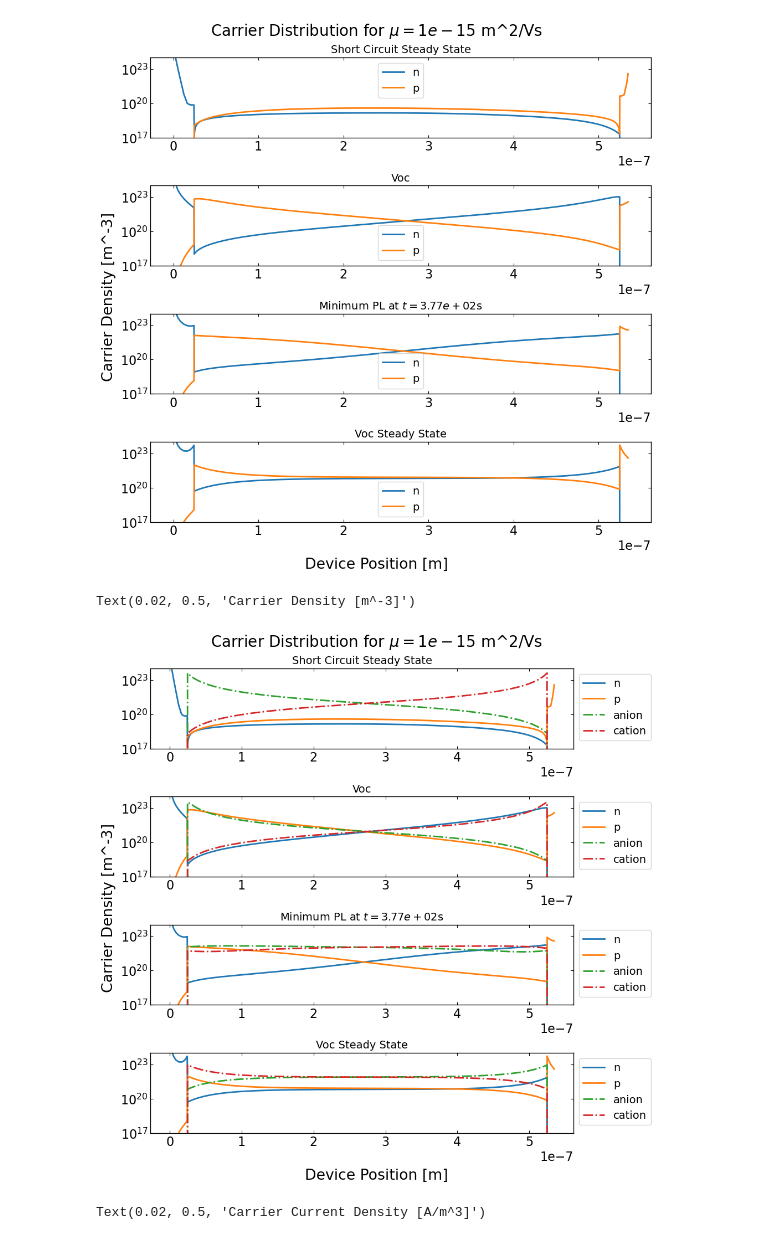
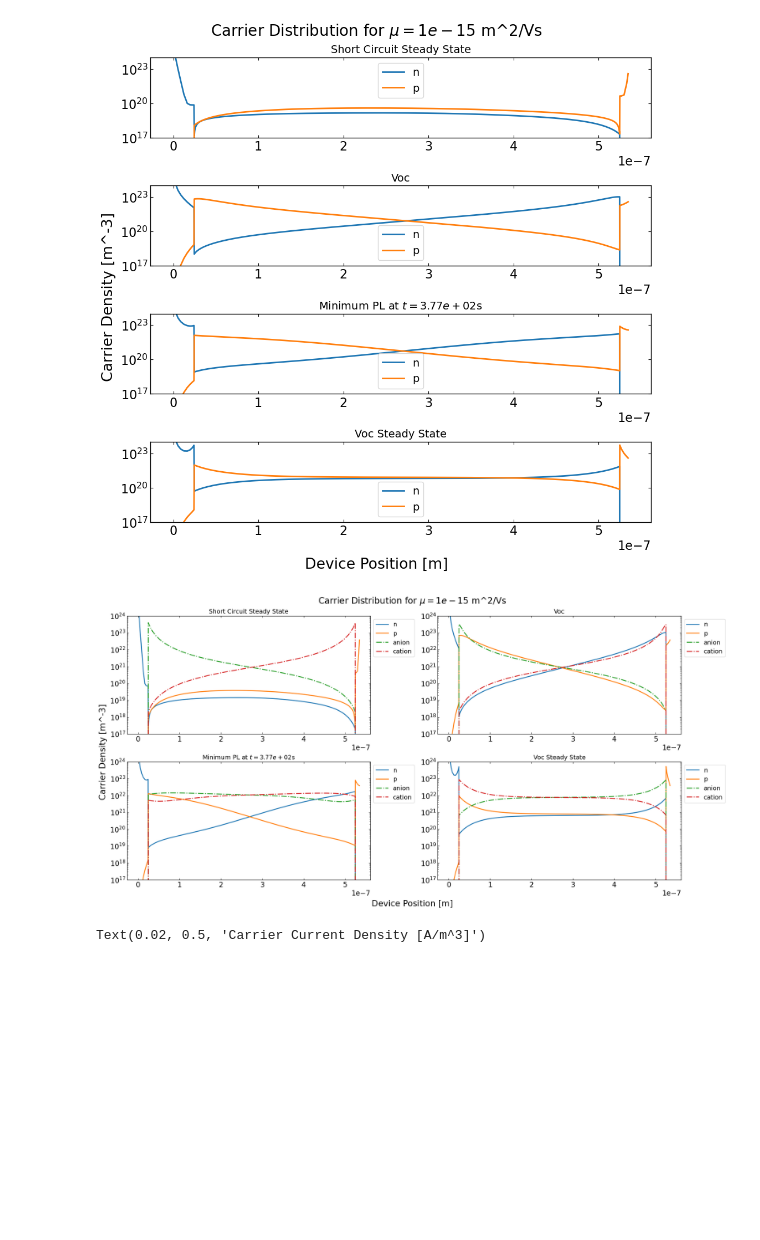
Before and after one commit to joshedmundson/pySIMsalabim, a Jupyter notebook: Notebooks/New PL Project/analysis.ipynb, the cells around one changed output. Drawn from its saved outputs; the diff is of its cells as text; code cells hidden in the pictures; blank space fills up the shorter version.

```diff
--- a/Notebooks/New PL Project/analysis.ipynb
+++ b/Notebooks/New PL Project/analysis.ipynb
@@ -215,7 +215,7 @@ for run in zimt_runs[1:]:
     recombination_current_trough_indexes.append(peaks[0])
 
     label = f"$\\mu$: {run.mu_anion}"
-    plt.plot(run.tj_data['t'][2:-1],run.tj_data['JdirL2'][2:-1], label=label)
+    plt.plot(run.tj_data['t'][2:-1],run.tj_data['JdirL2'][2:-1], label=label + " $[\\text{m}^2/\\text{Vs}]$")
     plt.axvline(run.tj_data['t'][peaks[0]], linestyle='--', color='black')
 
 plt.xscale('log')
@@ -223,8 +223,8 @@ plt.xlabel("Time [s]")
 plt.ylabel("PL [arb. units]")
 plt.title("PL response for varying ion mobility")
 # plt.legend(bbox_to_anchor=(1,1),ncols=2)
-plt.legend(ncols=2)
-# plt.savefig("PL response for varying ion mobility.pdf", format="pdf")
+plt.legend(bbox_to_anchor=(1,1), ncols=1)
+# plt.savefig("PL response for varying ion mobility (with units).pdf", format="pdf")
 plt.show()
 
 # Plot peak times against mobility
@@ -243 +243,32 @@ plt.show()
 [figure]
+# %%
+recombination_current_trough_indexes = []
+
+for run in zimt_runs[4:]:
+    peaks = find_peaks(1/run.tj_data["JdirL2"].values, height=0.1)[0]
+    recombination_current_trough_indexes.append(peaks[0])
+
+    plt.plot(run.tj_data['t'][2:-1],run.tj_data['JdirL2'][2:-1], color='tab:red')
+    plt.axvline(run.tj_data['t'][peaks[0]], linestyle='--', color='black')
+
+plt.xscale('log')
+plt.xlabel("Time [s]")
+plt.xlim(1E-1, 1E4)
+plt.ylim(0.201, 0.53)
+plt.ylabel("PL [arb. units]")
+plt.title("PL response for $\\mu = 1E-15 \\ [\\text{m}^2/\\text{Vs}]$")
+# plt.legend(bbox_to_anchor=(1,1),ncols=2)
+# plt.savefig("PL response for mu=1E-15.pdf", format="pdf")
+plt.show()
+
+# # Plot peak times against mobility
+# ion_mobility = [run.mu_anion for run in zimt_runs[1:5]]
+# recombination_current_trough_times = [run.tj_data['t'][index] for index in recombination_current_trough_indexes]
+
+# plt.plot(ion_mobility[-1], recombination_current_trough_times)
+# plt.xlabel("Ion Mobility [m^2/Vs]")
+# plt.ylabel("Recombination Current Minima Times [s]")
+# plt.xscale("log")
+# plt.yscale("log")
+# plt.title("")
+# plt.show()
@@ -321,25 +354,25 @@ Text(0.02, 0.5, 'Carrier Density [m^-3]')
 # %%
 # Same again for carrier distribution and ion density
 titles = ["Short Circuit Steady State", "Voc", f"Minimum PL at $t={minimum_PL_time:.2e}$s", "Voc Steady State"]
 
-fig = plt.figure(figsize=(10,10), layout="constrained")
+fig = plt.figure(figsize=(20,10), layout="constrained")
 for index, distribution in enumerate(distributions):
-    subplot_location = f"41{index+1}"
+    subplot_location = f"22{index+1}"
     ax = fig.add_subplot(int(subplot_location))
     colors = ['blue', 'red']
     ax.plot(distribution["x"], distribution[["n", "p"]], label=["n", "p"])
     ax.plot(distribution["x"], distribution[["anion", "cation"]], label=["anion", "cation"], linestyle = '-.')
     ax.legend(bbox_to_anchor=(1,1))
     ax.set_yscale("log")
     ax.set_title(titles[index])
     ax.set_ylim(1E17, 1E24)
 
 fig.suptitle(f"Carrier Distribution for $\\mu={ion_mobility}$ m^2/Vs", fontsize=20)
 fig.supxlabel("Device Position [m]")
 fig.supylabel("Carrier Density [m^-3]")
+plt.savefig("Carrier Distributions for mu 1E-15 and mobile ions.pdf", format='pdf', bbox_inches='tight')
 # %% [output]
-Text(0.02, 0.5, 'Carrier Density [m^-3]')
-[figure, old version]
+[figure, new version]
 # %%
 # Same again for carrier current
 titles = ["Short Circuit Steady State", "Voc", f"Minimum PL at $t={minimum_PL_time:.2e}$s", "Voc Steady State"]
```
Also changed, not shown: parts of 3 cells of this notebook, 2 other files.
